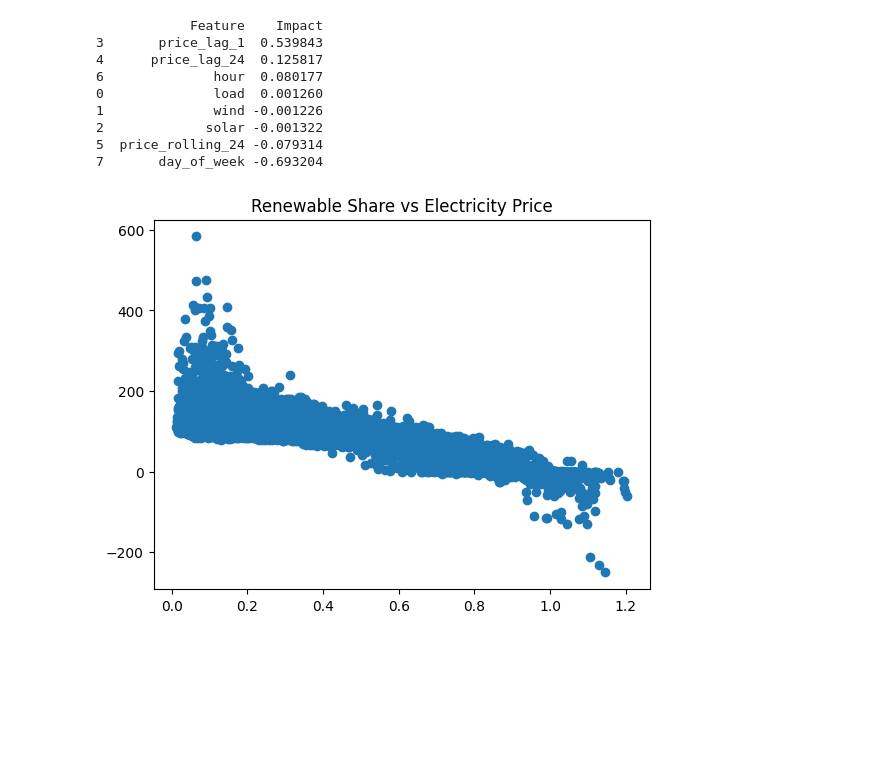
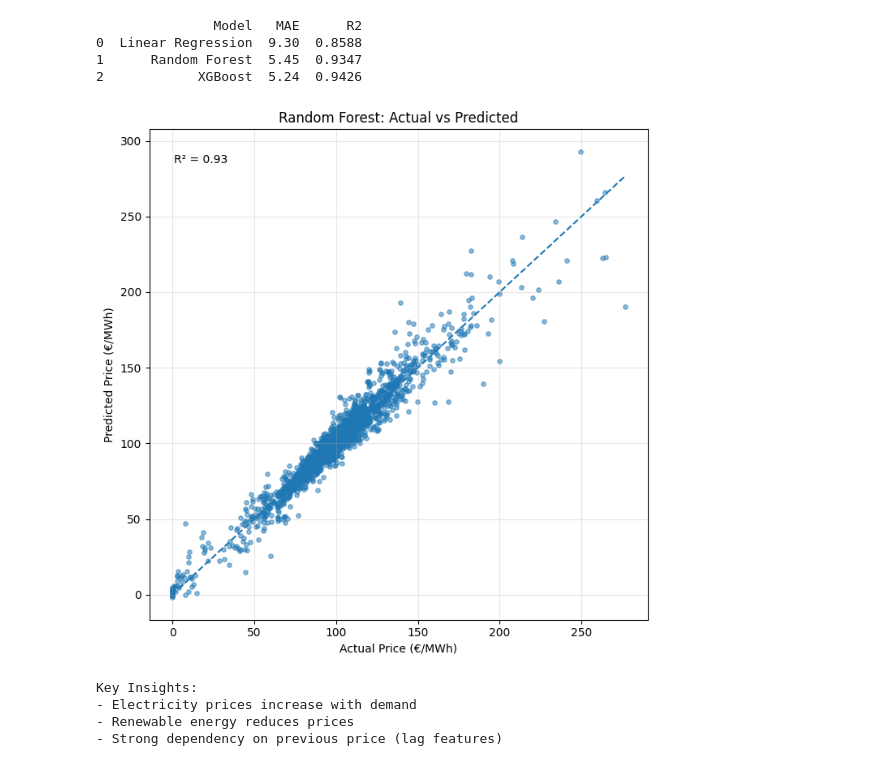
Before and after one commit to Parthrajsinh-Dabhi/German-Energy-Forecast, a Jupyter notebook: Notebooks/analysis.ipynb, the cells around one changed output. Drawn from its saved outputs; the diff is of its cells as text; code cells hidden in the pictures; blank space fills up the shorter version.

```diff
--- a/Notebooks/analysis.ipynb
+++ b/Notebooks/analysis.ipynb
@@ -222,25 +147,57 @@ plt.show()
 # %%
-coefficients = pd.DataFrame({
-    "Feature": X.columns,
-    "Impact": model.coef_
+results = pd.DataFrame({
+    "Model": ["Linear Regression", "Random Forest", "XGBoost"],
+    "MAE": [
+        round(mean_absolute_error(y_test, predictions), 2),
+        round(mean_absolute_error(y_test, rf_predictions), 2),
+        round(mean_absolute_error(y_test, xgb_predictions), 2)
+    ],
+    "R2": [
+        round(r2_score(y_test, predictions), 4),
+        round(r2_score(y_test, rf_predictions), 4),
+        round(r2_score(y_test, xgb_predictions), 4)
+    ]
 })
 
-print(coefficients.sort_values(by="Impact", ascending=False))
+print(results)
 # %% [output]
-            Feature    Impact
-3       price_lag_1  0.539843
-4      price_lag_24  0.125817
-6              hour  0.080177
-0              load  0.001260
-1              wind -0.001226
-2             solar -0.001322
-5  price_rolling_24 -0.079314
-7       day_of_week -0.693204
+               Model   MAE      R2
+0  Linear Regression  9.30  0.8588
+1      Random Forest  5.45  0.9347
+2            XGBoost  5.24  0.9426
 # %%
-df["renewable_ratio"] = (df["wind"] + df["solar"]) / df["load"]
+plt.figure(figsize=(7,7))
+
+plt.scatter(y_test, rf_predictions, alpha=0.5, s=15)
+
+plt.plot([y_test.min(), y_test.max()],
+         [y_test.min(), y_test.max()],
+         linestyle='--')
+
+plt.xlabel("Actual Price (€/MWh)")
+plt.ylabel("Predicted Price (€/MWh)")
+plt.title("Random Forest: Actual vs Predicted")
+
+plt.text(0.05, 0.95,
+         f"R² = {r2_score(y_test, rf_predictions):.2f}",
+         transform=plt.gca().transAxes,
+         verticalalignment='top')
+
+plt.grid(alpha=0.3)
+plt.tight_layout()
+
+plt.savefig("actual_vs_predicted.png", dpi=300)
+
+plt.show()
+# %% [output]
+[figure, added]
 # %%
-plt.scatter(df["renewable_ratio"], df["price"])
-plt.title("Renewable Share vs Electricity Price")
-plt.show()
+print("Key Insights:")
+print("- Electricity prices increase with demand")
+print("- Renewable energy reduces prices")
+print("- Strong dependency on previous price (lag features)")
 # %% [output]
-[figure, removed]
+Key Insights:
+- Electricity prices increase with demand
+- Renewable energy reduces prices
+- Strong dependency on previous price (lag features)
```
Also changed, not shown: parts of 19 cells of this notebook, 7 other files.
